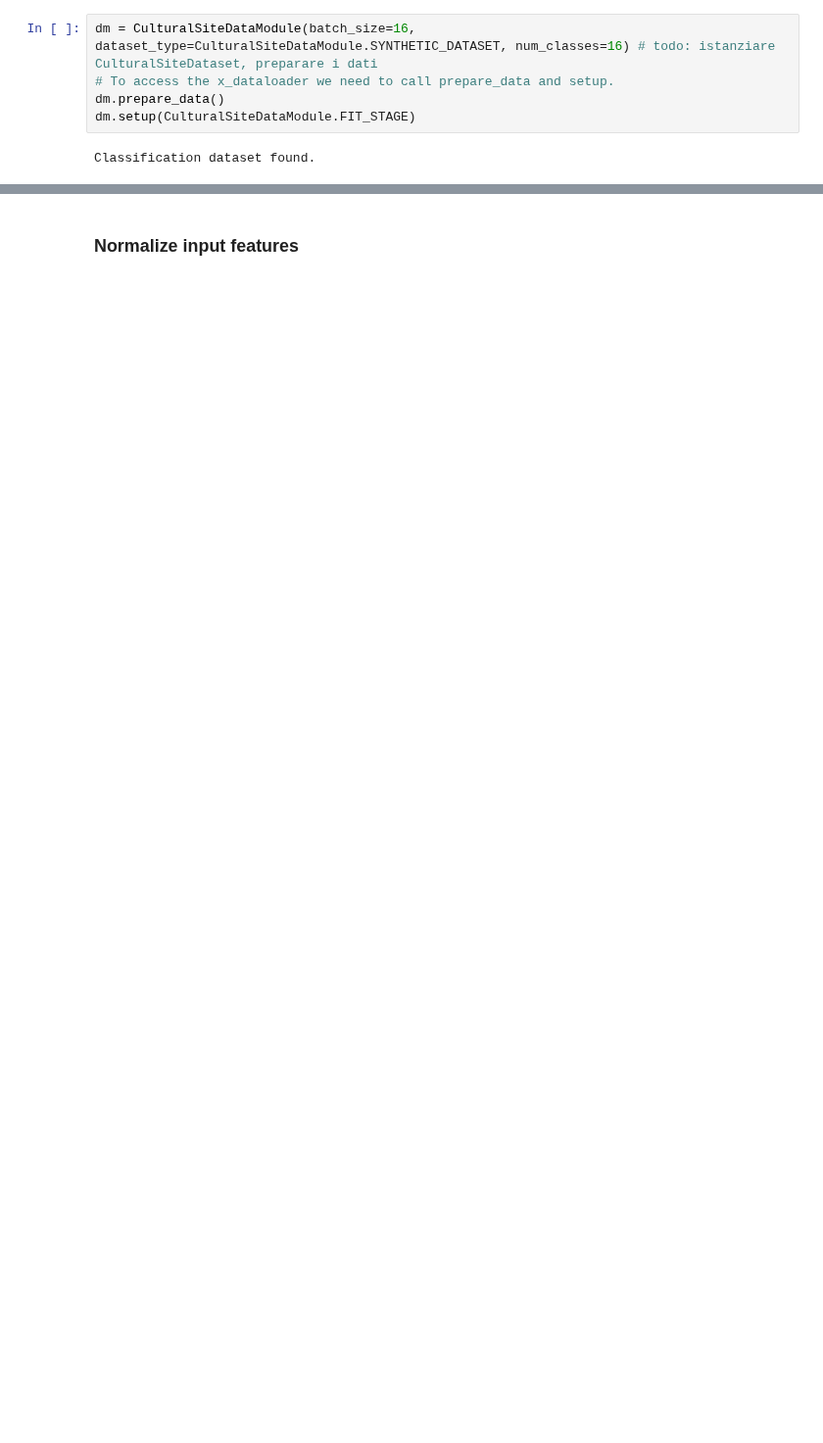
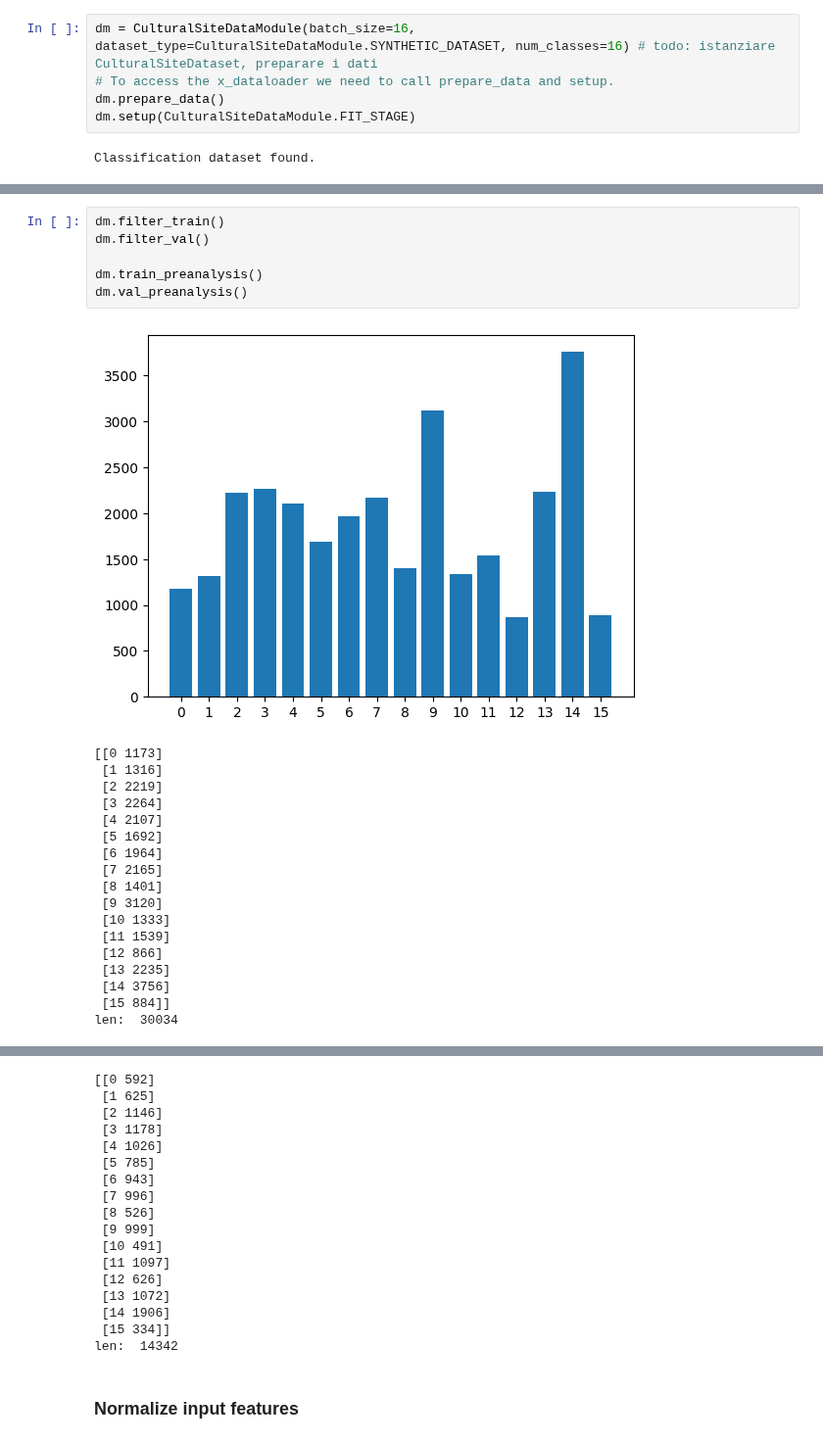
Before and after one commit to wredan/deep-learning-project, a Jupyter notebook: domain_adapt_notebook.ipynb, the cells around one changed output, grey strips where cells are left out. Shown at 98% size. Cells and saved outputs as stored; diff of their text form; blank space fills up the shorter version.

```diff
--- a/domain_adapt_notebook.ipynb
+++ b/domain_adapt_notebook.ipynb
@@ -490,0 +474,25 @@ len:  18414
+# %%
+dm.filter_train()
+dm.filter_val()
+
+dm.train_preanalysis()
+dm.val_preanalysis()
+# %% [output]
+[figure, added]
+[[0 1173]
+ [1 1316]
+ [2 2219]
+ [3 2264]
+ [4 2107]
+ [5 1692]
+ [6 1964]
+ [7 2165]
+ [8 1401]
+ [9 3120]
+ [10 1333]
+ [11 1539]
+ [12 866]
+ [13 2235]
+ [14 3756]
+ [15 884]]
+len:  30034
@@ -491,2 +500,19 @@ len:  18414
+[[0 592]
+ [1 625]
+ [2 1146]
+ [3 1178]
+ [4 1026]
+ [5 785]
+ [6 943]
+ [7 996]
+ [8 526]
+ [9 999]
+ [10 491]
+ [11 1097]
+ [12 626]
+ [13 1072]
+ [14 1906]
+ [15 334]]
+len:  14342
 # %% [markdown]
 ### Normalize input features
```
Also changed, not shown: parts of 13 cells of this notebook.
